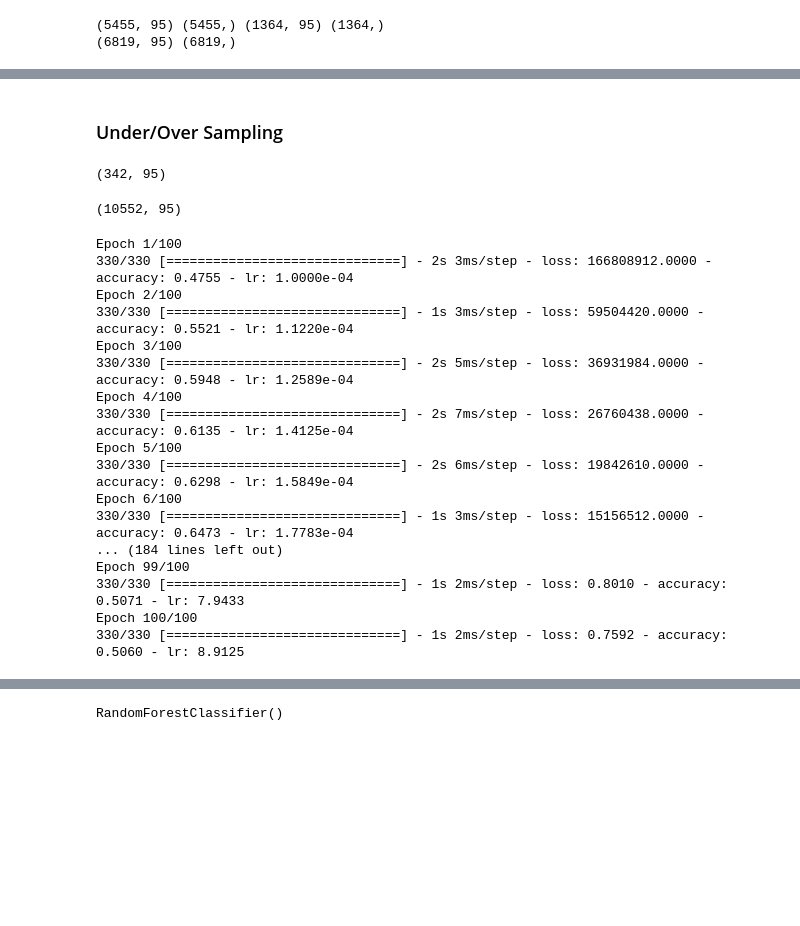
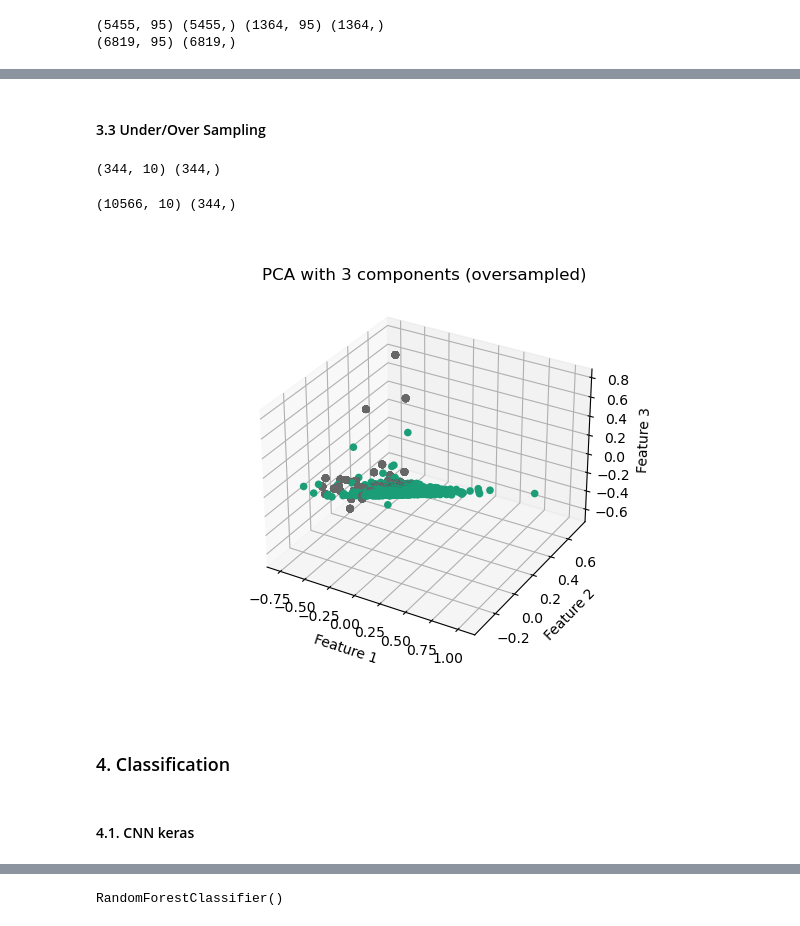
Before and after one commit to marci-nemeth/ML-Notebooks, a Jupyter notebook: 2-Classification/CompanyBankruptcyPrediction/BankruptcyPred.ipynb, the cells around one changed output, grey strips where cells are left out. Saved outputs shown, nothing was run; the diff lists cells and outputs as text; code cells hidden in the pictures; blank space fills up the shorter version.

```diff
--- a/2-Classification/CompanyBankruptcyPrediction/BankruptcyPred.ipynb
+++ b/2-Classification/CompanyBankruptcyPrediction/BankruptcyPred.ipynb
@@ -263,19 +265,48 @@ Index([' ROA(A) before interest and % after tax',
 X_train = sel_.transform(X_train)
 X_test = sel_.transform(X_test)
 # %% [markdown]
-### Under/Over Sampling
+#### 3.3 Under/Over Sampling
 # %%
 under_sampler = RandomUnderSampler(random_state=42)
 X_train_under, y_train_under = under_sampler.fit_resample(X_train,y_train)
-print(X_train_under.shape)
+print(X_train_under.shape,y_train_under.shape)
 # %% [output]
-(342, 95)
+(344, 10) (344,)
 # %%
 over_sampler = RandomOverSampler(random_state=42)
 X_train_over, y_train_over = over_sampler.fit_resample(X_train,y_train)
-print(X_train_over.shape)
+print(X_train_over.shape,y_train_under.shape)
 # %% [output]
-(10552, 95)
+(10566, 10) (344,)
+# %%
+pca_over = PCA(n_components=3)
+pca_mat_over = pca_over.fit_transform(X_train_over)
+
+pca_under = PCA(n_components=3)
+pca_mat_under = pca_under.fit_transform(X_train_under)
+
+pca_over_df = pd.DataFrame(pca_mat_over,columns= ["Feature 1","Feature 2","Feature 3"])
+pca_under_df = pd.DataFrame(pca_mat_under,columns= ["Feature 1","Feature 2","Feature 3"])
+# %%
+%matplotlib widget
+xs=pca_over_df["Feature 1"]
+ys=pca_over_df["Feature 2"]
+zs=pca_over_df["Feature 3"]
+fig = plt.figure()
+ax = fig.add_subplot(111, projection='3d')
+ax.scatter3D(xs, ys, zs,alpha=1,c=y_train_over,cmap="Dark2")
+
+ax.set_title("PCA with 3 components (oversampled)")
+ax.set_xlabel('Feature 1')
+ax.set_ylabel('Feature 2')
+ax.set_zlabel('Feature 3')
+plt.show()
+# %% [output]
+[figure, added]
+# %% [markdown]
+### 4. Classification
+# %% [markdown]
+#### 4.1. CNN keras
 # %%
 normalizer = tf.keras.layers.Normalization(axis=None)
 
@@ -286,38 +317,16 @@ model= tf.keras.Sequential([
   tf.keras.layers.Dense(1, activation="sigmoid")
 ])
 
-# Compile the model
-model.compile(loss="binary_crossentropy", # we can use strings here too
-              optimizer="Adam", # same as tf.keras.optimizers.Adam() with default settings
+model.compile(loss="binary_crossentropy",
+              optimizer="Adam",
               metrics=["accuracy"])
 
-# Create a learning rate scheduler callback
-lr_scheduler = tf.keras.callbacks.LearningRateScheduler(lambda epoch: 1e-4 * 10**(epoch/20)) # traverse a set of learning rate values starting from 1e-4, increasing by 10**(epoch/20) every epoch
-
-# Fit the model (passing the lr_scheduler callback)
+lr_scheduler = tf.keras.callbacks.LearningRateScheduler(lambda epoch: 1e-4 * 10**(epoch/20))
 history = model.fit(X_train_over,
                       y_train_over,
-                      epochs=100,
-                      verbose=0
+                      epochs=50,
+                      verbose=0,
                       callbacks=[lr_scheduler])
-# %% [output]
-Epoch 1/100
-330/330 [==============================] - 2s 3ms/step - loss: 166808912.0000 - accuracy: 0.4755 - lr: 1.0000e-04
-Epoch 2/100
-330/330 [==============================] - 1s 3ms/step - loss: 59504420.0000 - accuracy: 0.5521 - lr: 1.1220e-04
-Epoch 3/100
-330/330 [==============================] - 2s 5ms/step - loss: 36931984.0000 - accuracy: 0.5948 - lr: 1.2589e-04
-Epoch 4/100
-330/330 [==============================] - 2s 7ms/step - loss: 26760438.0000 - accuracy: 0.6135 - lr: 1.4125e-04
-Epoch 5/100
-330/330 [==============================] - 2s 6ms/step - loss: 19842610.0000 - accuracy: 0.6298 - lr: 1.5849e-04
-Epoch 6/100
-330/330 [==============================] - 1s 3ms/step - loss: 15156512.0000 - accuracy: 0.6473 - lr: 1.7783e-04
-... (184 lines left out)
-Epoch 99/100
-330/330 [==============================] - 1s 2ms/step - loss: 0.8010 - accuracy: 0.5071 - lr: 7.9433
-Epoch 100/100
-330/330 [==============================] - 1s 2ms/step - loss: 0.7592 - accuracy: 0.5060 - lr: 8.9125
 # %%
 fig = plt.figure(figsize=(15,7))
 pd.DataFrame(history.history["accuracy"]).plot()
```
Also changed, not shown: parts of 34 cells of this notebook.
